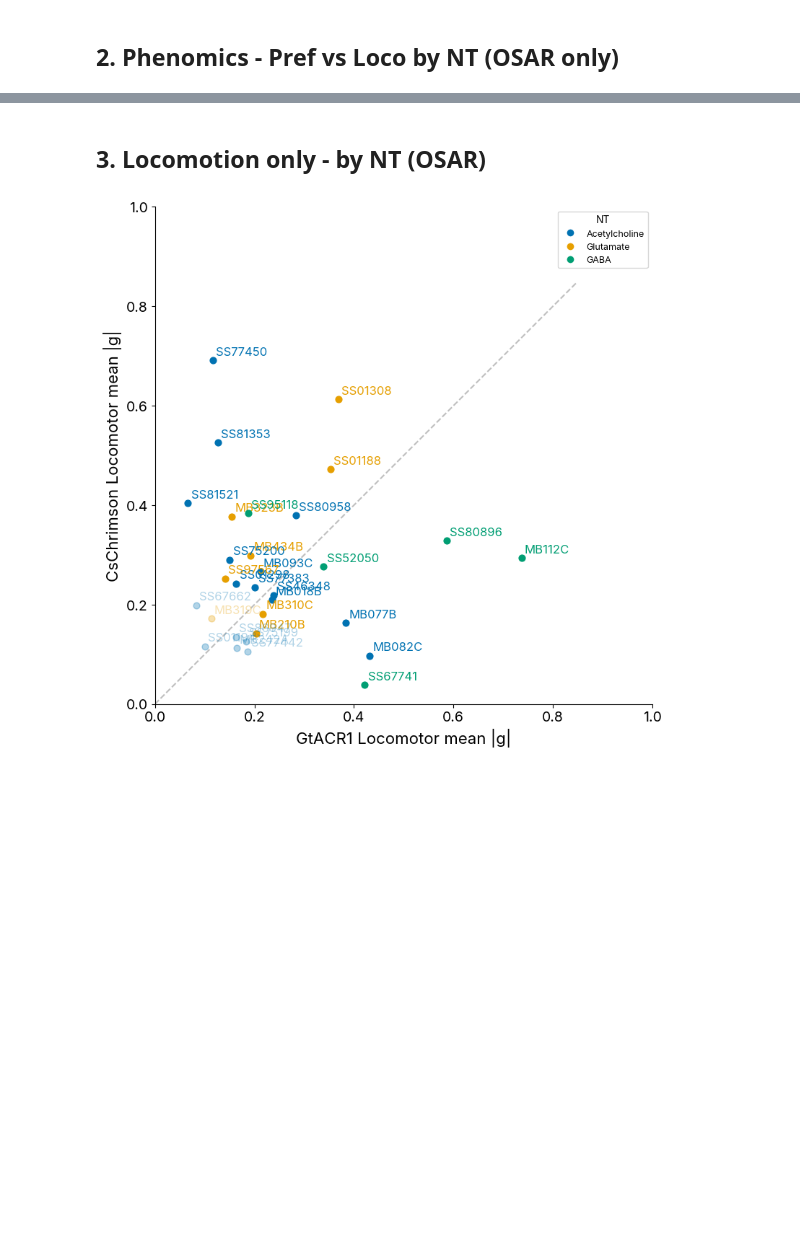
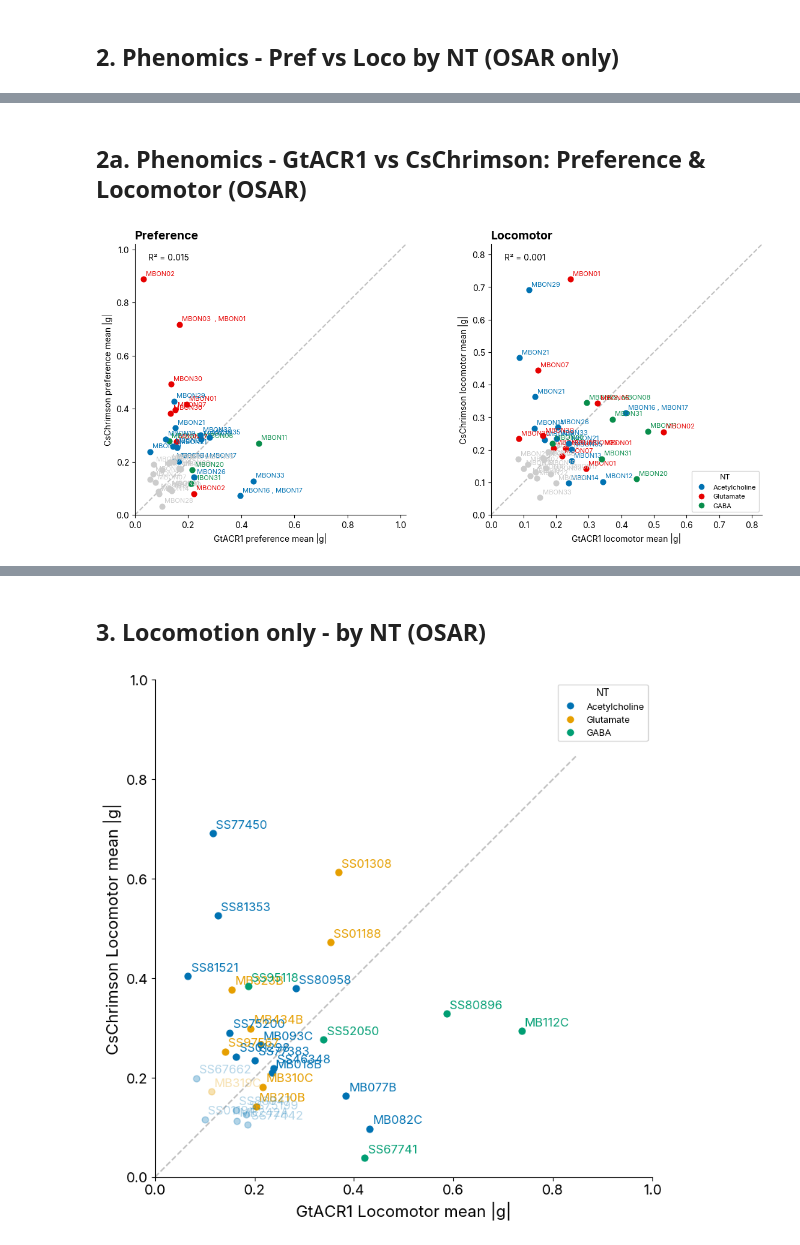
Before and after one commit to lnicole08/OSAR-Nicole-version, a Jupyter notebook: Falling-OSAR NT.ipynb, the cells around one changed output, grey strips where cells are left out. Saved outputs shown, nothing was run; the diff lists cells and outputs as text; code cells hidden in the pictures; blank space fills up the shorter version.

```diff
--- a/Falling-OSAR NT.ipynb
+++ b/Falling-OSAR NT.ipynb
@@ -136,0 +158,38 @@ plt.show()
+# %% [markdown]
+## 2a. Phenomics - GtACR1 vs CsChrimson: Preference & Locomotor (OSAR)
+# %%
+mpl.rcParams['svg.fonttype'] = 'none'
+
+nt_series = lobelocation.set_index('MBON')['Neurotransmitter']
+
+panels = [
+    (pref_acr, pref_chr, 'Preference'),
+    (loco_acr, loco_chr, 'Locomotor'),
+]
+
+fig, axes = plt.subplots(1, 2, figsize=(12, 5.5))
+for ax, (xs, ys, metric_label) in zip(axes, panels):
+    for mbon in mbons:
+        x, y = xs[mbon], ys[mbon]
+        color = '#CCCCCC' if (x < 0.2 and y < 0.2) else NT_COLORS.get(nt_series.get(mbon), '#999999')
+        ax.scatter(x, y, s=40, color=color, zorder=3)
+        ax.annotate(point_label.get(mbon, mbon), (x, y), fontsize=8, ha='left', va='bottom',
+                    xytext=(3, 3), textcoords='offset points', color=color)
+    lim = max(xs.max(), ys.max()) * 1.15
+    ax.plot([0, lim], [0, lim], '--', color='gray', alpha=0.5, zorder=1)
+    ax.set_xlim(0, lim); ax.set_ylim(0, lim); ax.set_aspect('equal')
+    r2 = stats.pearsonr(xs, ys)[0] ** 2
+    ax.text(0.05, 0.94, f'R{chr(0x00B2)} = {r2:.3f}', transform=ax.transAxes, fontsize=10)
+    ax.set_xlabel(f'GtACR1 {metric_label.lower()} mean |g|', fontsize=10)
+    ax.set_ylabel(f'CsChrimson {metric_label.lower()} mean |g|', fontsize=10)
+    ax.set_title(metric_label, fontsize=14, fontweight='bold', loc='left')
+    ax.spines['top'].set_visible(False); ax.spines['right'].set_visible(False)
+
+handles = [plt.Line2D([0], [0], marker='o', color='w', markerfacecolor=NT_COLORS[nt], markersize=8, label=nt) for nt in NT_COLORS]
+axes[1].legend(handles=handles, title='NT', fontsize=8, title_fontsize=9, loc='lower right')
+
+plt.tight_layout()
+plt.savefig("D:\\ACC Lab Dropbox\\ACC Lab\\Nicole Lee\\Data Compilation\\osar_compiled\\images\\" + date + "_osarphenomics for both responders preference vs locomotion_" + date + ".svg", bbox_inches="tight")
+plt.show()
+# %% [output]
+[figure, added]
```
Also changed, not shown: parts of 11 cells of this notebook, 7 other files.
